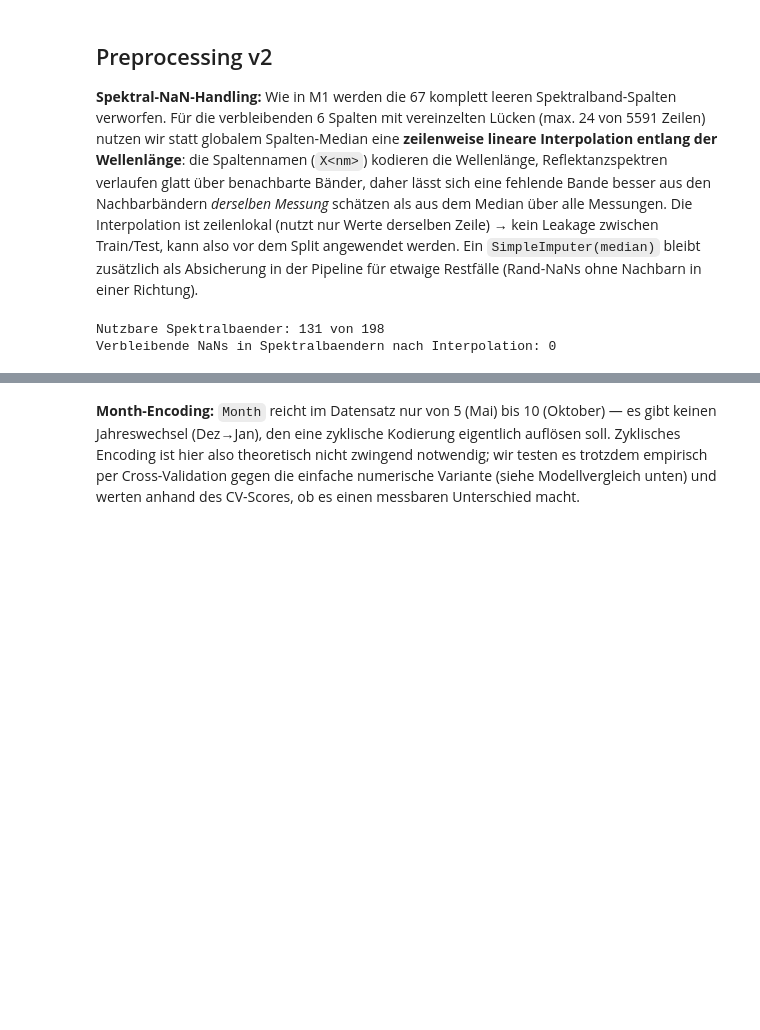
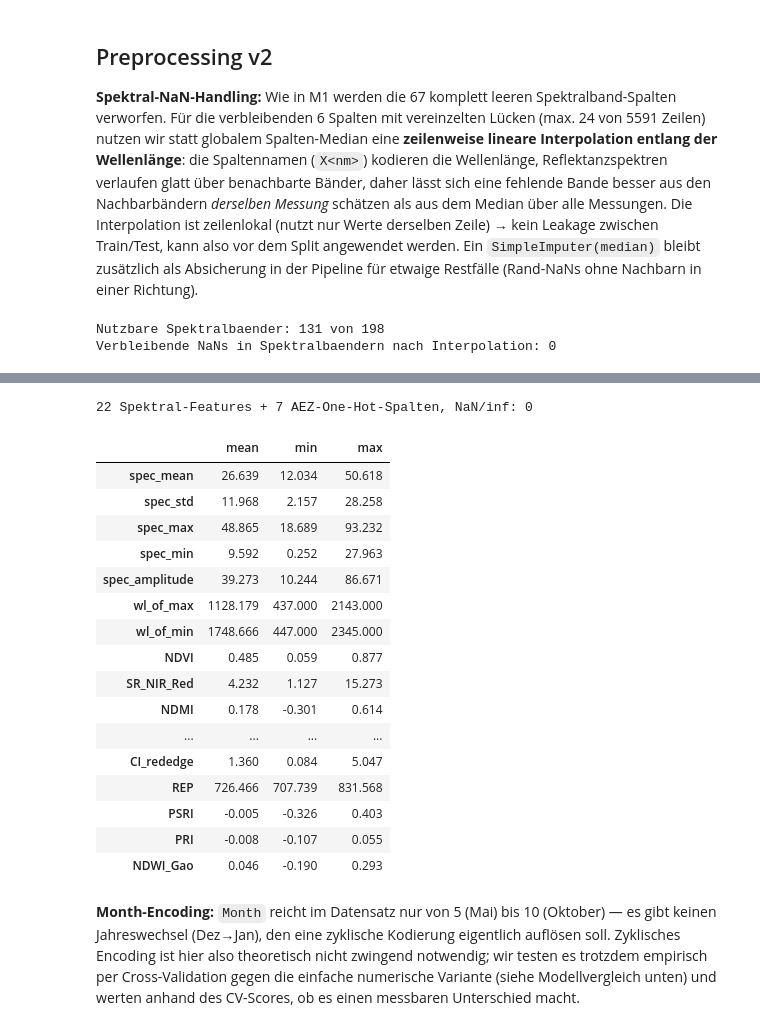
Before and after one commit to PavithV/LandwirtschaftsProjekt, a Jupyter notebook: milestone2_model.ipynb, the cells around one changed output, grey strips where cells are left out. Saved outputs shown, nothing was run; the diff lists cells and outputs as text; code cells hidden in the pictures; blank space fills up the shorter version.

```diff
--- a/milestone2_model.ipynb
+++ b/milestone2_model.ipynb
@@ -35,3 +53,58 @@ Verbleibende NaNs in Spektralbaendern nach Interpolation: 0
+# %%
+def add_features(df, cols):
+    """Zeilenlokale Spektral-Features. cols: nach Wellenlaenge sortierte, interpolierte Bandspalten."""
+    S = df[cols].to_numpy(float)
+    wl = np.array([int(c[1:]) for c in cols], dtype=float)
+    def b(nm):  # Reflektanz des Bandes mit der naechsten Wellenlaenge
+        return S[:, np.abs(wl - nm).argmin()]
+    def nd(a, c):
+        return (a - c) / (a + c)
+
+    blue, red, nir, nir2, swir1, swir2 = b(490), b(660), b(850), b(1100), b(1640), b(2200)
+    slope = np.diff(S, axis=1) / np.diff(wl)  # pro nm
+    r670, r700, r740, r780 = b(670), b(700), b(740), b(780)
+    f = {
+        # Statistiken
+        'spec_mean': S.mean(1), 'spec_std': S.std(1), 'spec_max': S.max(1), 'spec_min': S.min(1),
+        'spec_amplitude': S.max(1) - S.min(1), 'wl_of_max': wl[S.argmax(1)], 'wl_of_min': wl[S.argmin(1)],
+        # Vegetationsindizes
+        'NDVI': nd(nir, red), 'SR_NIR_Red': nir / red, 'NDMI': nd(nir, swir1), 'NBR': nd(nir, swir2),
+        'ND_NIR2_SWIR1': nd(nir2, swir1),
+        'EVI': 2.5 * (nir - red) / (nir + 6 * red - 7.5 * blue + 100),  # Reflektanz in %, daher +100 statt +1
+        # Gradienten
+        'max_pos_slope': slope.max(1), 'max_neg_slope': slope.min(1), 'total_variation': np.abs(slope).sum(1),
+        # Red-Edge, Seneszenz, Wasser
+        'NDRE': nd(b(790), b(720)), 'CI_rededge': b(783) / b(712) - 1,
+        'REP': 700 + 40 * ((r670 + r780) / 2 - r700) / (r740 - r700),
+        'PSRI': (b(680) - b(500)) / b(750), 'PRI': nd(b(531), b(570)), 'NDWI_Gao': nd(b(860), b(1240)),
+    }
+    return pd.DataFrame(f, index=df.index).replace([np.inf, -np.inf], np.nan)
+
+eng = add_features(df, usable_spec_cols)
+aez_onehot = pd.get_dummies(df['AEZ'], prefix='AEZ', dtype=float)
+eng_cols = list(eng.columns) + list(aez_onehot.columns)
+df = pd.concat([df, eng, aez_onehot], axis=1).copy()
+print(f'{eng.shape[1]} Spektral-Features + {aez_onehot.shape[1]} AEZ-One-Hot-Spalten, NaN/inf: {int(eng.isna().sum().sum())}')
+eng.describe().T[['mean', 'min', 'max']].round(3)
+# %% [output]
+22 Spektral-Features + 7 AEZ-One-Hot-Spalten, NaN/inf: 0
+|  | mean | min | max |
+| spec_mean | 26.639 | 12.034 | 50.618 |
+| spec_std | 11.968 | 2.157 | 28.258 |
+| spec_max | 48.865 | 18.689 | 93.232 |
+| spec_min | 9.592 | 0.252 | 27.963 |
+| spec_amplitude | 39.273 | 10.244 | 86.671 |
+| wl_of_max | 1128.179 | 437.000 | 2143.000 |
+| wl_of_min | 1748.666 | 447.000 | 2345.000 |
+| NDVI | 0.485 | 0.059 | 0.877 |
+| SR_NIR_Red | 4.232 | 1.127 | 15.273 |
+| NDMI | 0.178 | -0.301 | 0.614 |
+| ... | ... | ... | ... |
+| CI_rededge | 1.360 | 0.084 | 5.047 |
+| REP | 726.466 | 707.739 | 831.568 |
+| PSRI | -0.005 | -0.326 | 0.403 |
+| PRI | -0.008 | -0.107 | 0.055 |
+| NDWI_Gao | 0.046 | -0.190 | 0.293 |
 # %% [markdown]
 **Month-Encoding:** `Month` reicht im Datensatz nur von 5 (Mai) bis 10 (Oktober) — es gibt keinen Jahreswechsel (Dez→Jan), den eine zyklische Kodierung eigentlich auflösen soll. Zyklisches Encoding ist hier also theoretisch nicht zwingend notwendig; wir testen es trotzdem empirisch per Cross-Validation gegen die einfache numerische Variante (siehe Modellvergleich unten) und werten anhand des CV-Scores, ob es einen messbaren Unterschied macht.
 # %%
```
Also changed, not shown: parts of 23 cells of this notebook, 2 other files.
